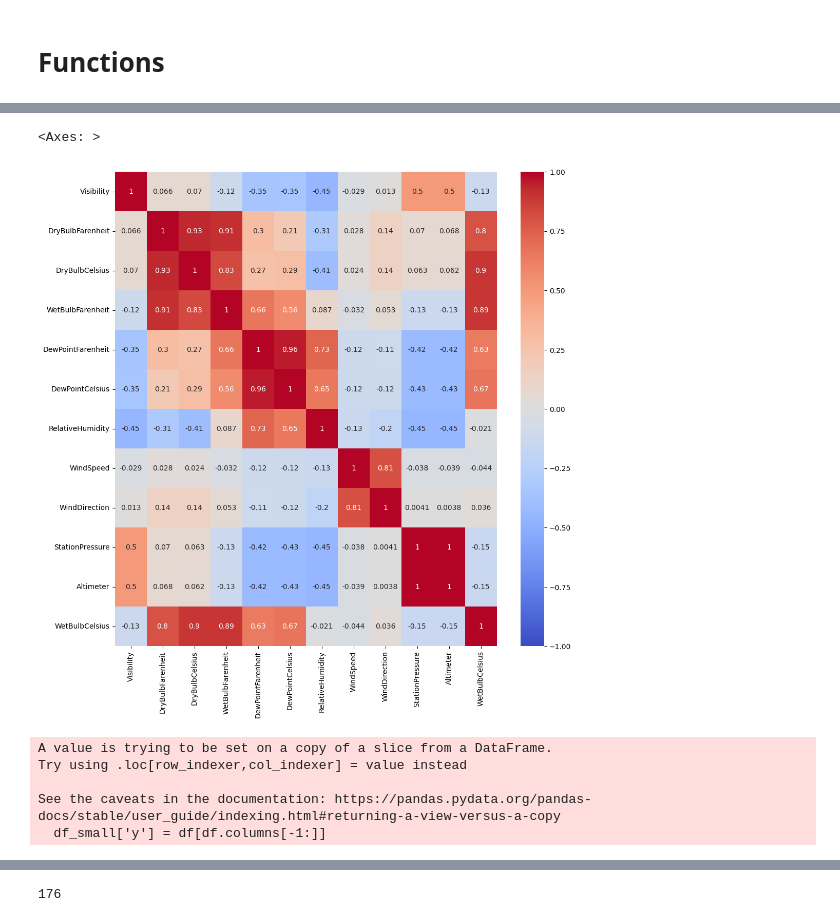
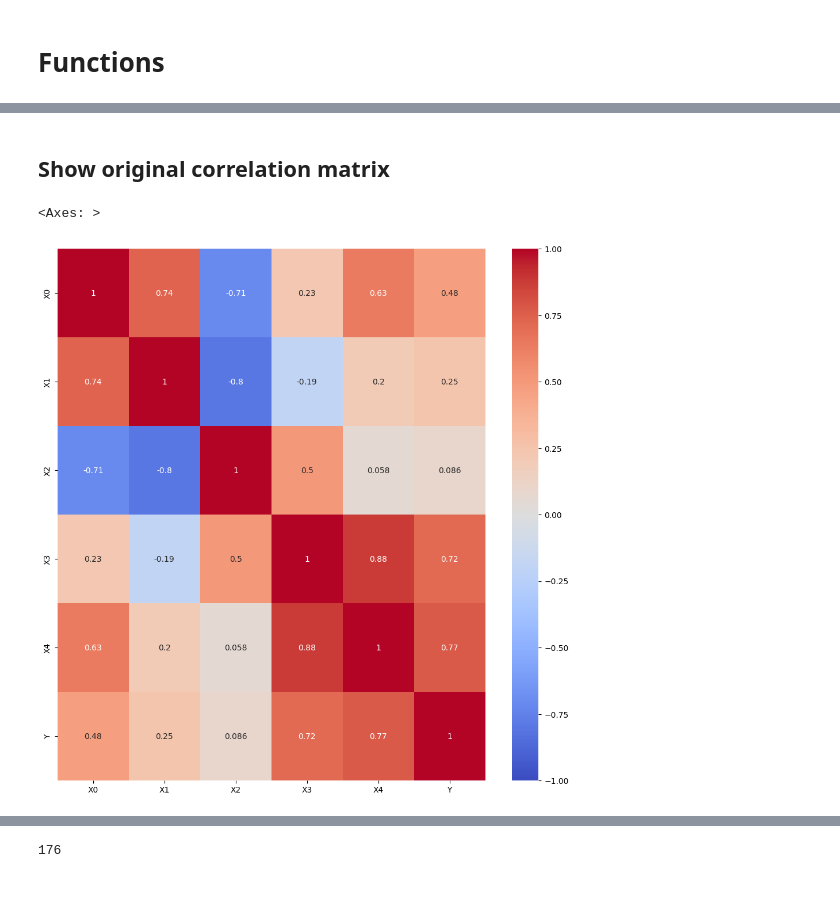
Before and after one commit to ari-dasci/S-DenoGrad, a Jupyter notebook: src/WTH/dense_NN.ipynb, the cells around one changed output, grey strips where cells are left out. Cells and saved outputs as stored; diff of their text form; code cells hidden in the pictures; blank space fills up the shorter version.

```diff
--- a/src/WTH/dense_NN.ipynb
+++ b/src/WTH/dense_NN.ipynb
@@ -109,0 +124,10 @@ for col in df.columns:
+# %%
+X.columns = [f'X{i}' for i in range(5)]
+# %%
+Y = pd.DataFrame()
+for i in range(len(X)):
+    row = X.iloc[i].values
+    new_y = polinomial_function_multivariable(row)
+    Y = pd.concat([Y, pd.DataFrame([new_y], columns=['Y'])], axis=0)
+Y.reset_index(drop=True, inplace=True)
+Y.describe().T
@@ -109,0 +147,4 @@ for col in df.columns:
+# %%
+df = X.copy()
+df['Y'] = Y.copy()
+df.describe().T
@@ -109,0 +161,5 @@ for col in df.columns:
+# %%
+scaler = MinMaxScaler()
+df_scaled = scaler.fit_transform(df)
+df_scaled = pd.DataFrame(df_scaled, columns=df.columns)
+df_scaled.describe().T
@@ -110,16 +174,9 @@ for col in df.columns:
+# %% [markdown]
+## Show original correlation matrix
 # %%
-corr = df.corr()
+corr_orig = df_scaled.corr()
 plt.figure(figsize=(12, 12))
-sns.heatmap(corr, annot=True, cmap='coolwarm', vmin=-1, vmax=1)
+sns.heatmap(corr_orig, annot=True, cmap='coolwarm', vmin=-1, vmax=1)
 # %% [output]
 <Axes: >
-[figure, old version]
+[figure, new version]
-# %%
-df_small = df[df.columns[1:6]]
-df_small['y'] = df[df.columns[-1:]]
-# %% [output]
-A value is trying to be set on a copy of a slice from a DataFrame.
-Try using .loc[row_indexer,col_indexer] = value instead
-
-See the caveats in the documentation: https://pandas.pydata.org/pandas-docs/stable/user_guide/indexing.html#returning-a-view-versus-a-copy
-  df_small['y'] = df[df.columns[-1:]]
```
Also changed, not shown: parts of 88 cells of this notebook, 9 other files.
